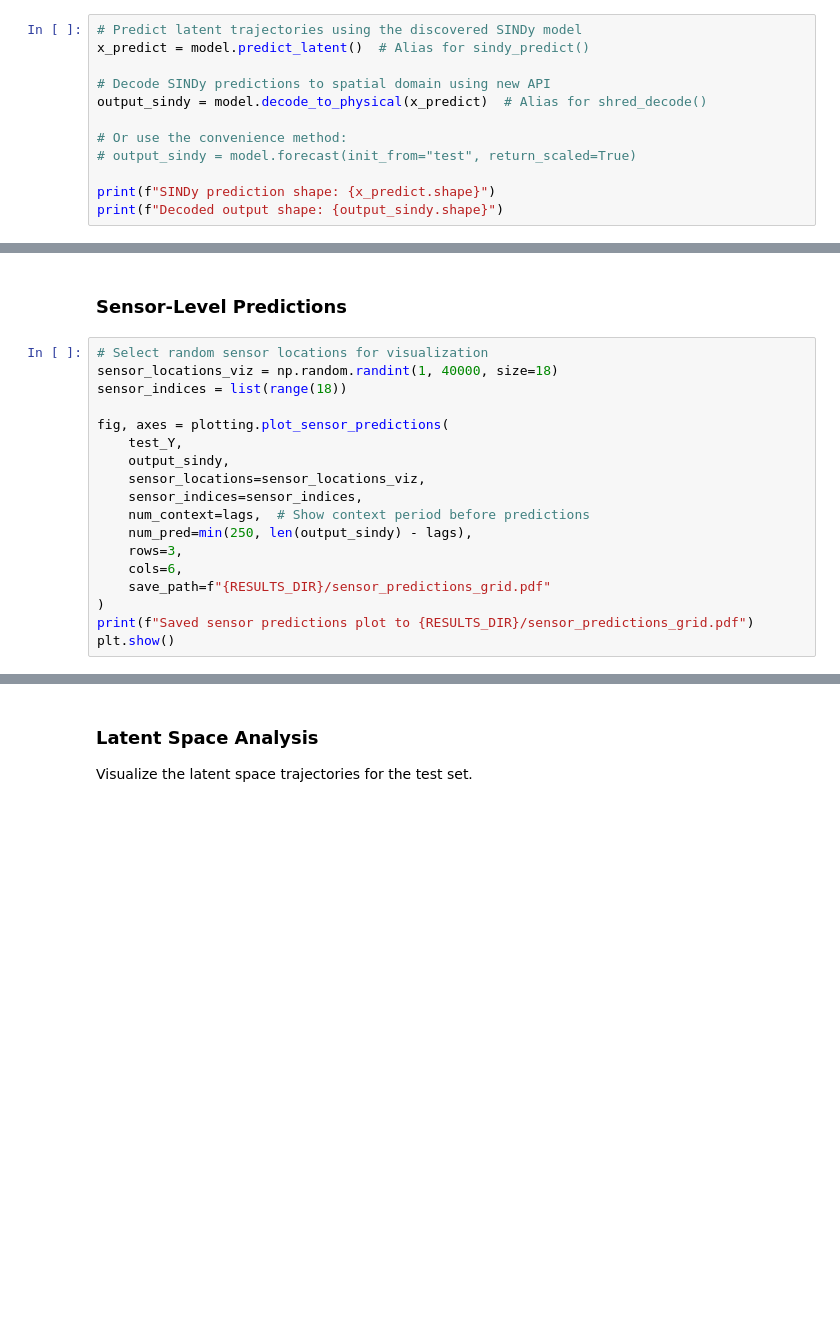
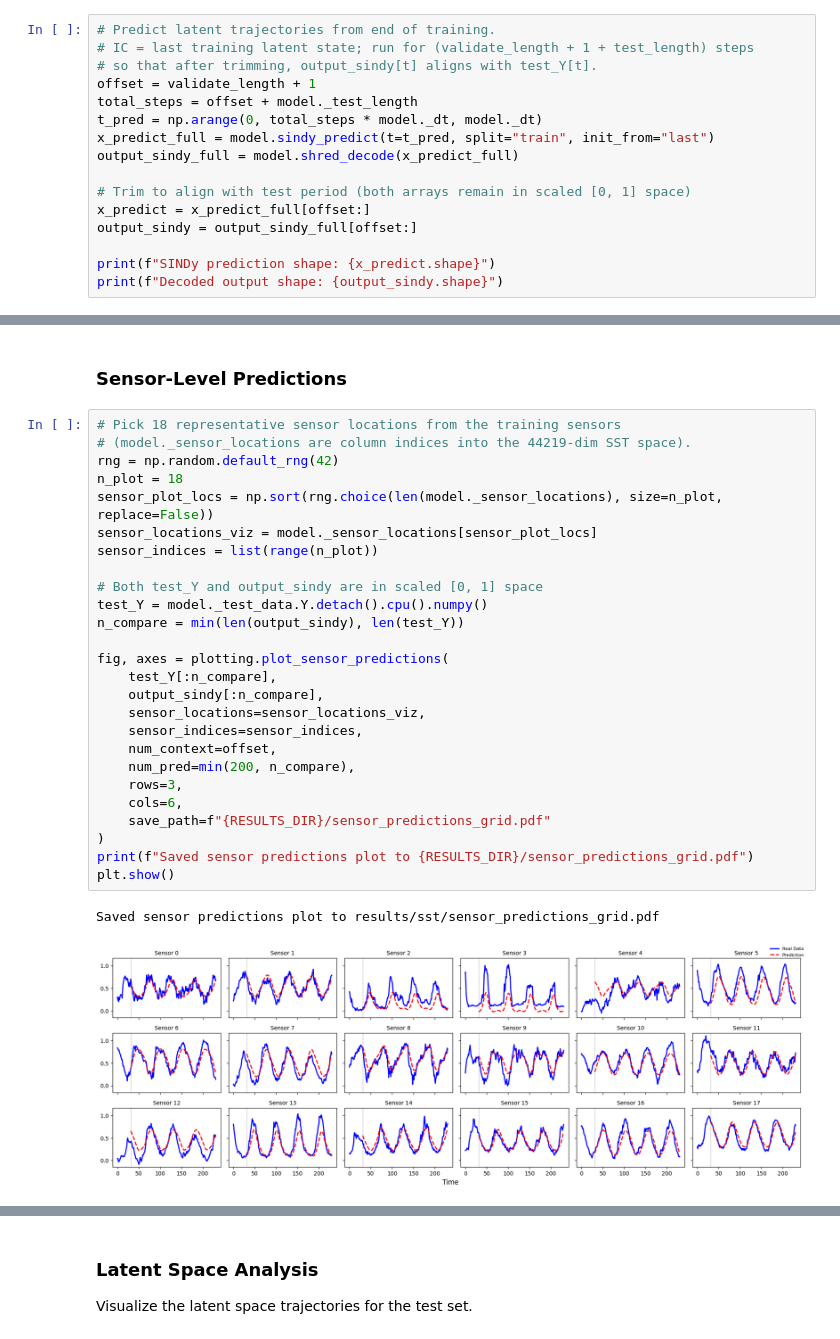
Before and after one commit to gaoliyao/sindy-shred, a Jupyter notebook: notebooks/sea_surface_temperature.ipynb, the cells around one changed output, grey strips where cells are left out. Drawn from its saved outputs; the diff is of its cells as text; blank space fills up the shorter version.

```diff
--- a/notebooks/sea_surface_temperature.ipynb
+++ b/notebooks/sea_surface_temperature.ipynb
@@ -226,14 +291,18 @@ print(f"Test set relative reconstruction error: {relative_error:.4f}")
 
 Use the discovered SINDy model to predict latent trajectories and decode back to spatial domain.
 # %%
-# Predict latent trajectories using the discovered SINDy model
-x_predict = model.predict_latent()  # Alias for sindy_predict()
+# Predict latent trajectories from end of training.
+# IC = last training latent state; run for (validate_length + 1 + test_length) steps
+# so that after trimming, output_sindy[t] aligns with test_Y[t].
+offset = validate_length + 1
+total_steps = offset + model._test_length
+t_pred = np.arange(0, total_steps * model._dt, model._dt)
+x_predict_full = model.sindy_predict(t=t_pred, split="train", init_from="last")
+output_sindy_full = model.shred_decode(x_predict_full)
 
-# Decode SINDy predictions to spatial domain using new API
-output_sindy = model.decode_to_physical(x_predict)  # Alias for shred_decode()
-
-# Or use the convenience method:
-# output_sindy = model.forecast(init_from="test", return_scaled=True)
+# Trim to align with test period (both arrays remain in scaled [0, 1] space)
+x_predict = x_predict_full[offset:]
+output_sindy = output_sindy_full[offset:]
 
 print(f"SINDy prediction shape: {x_predict.shape}")
 print(f"Decoded output shape: {output_sindy.shape}")
@@ -271,20 +347,31 @@ plt.show()
 # %% [markdown]
 ### Sensor-Level Predictions
 # %%
-# Select random sensor locations for visualization
-sensor_locations_viz = np.random.randint(1, 40000, size=18)
-sensor_indices = list(range(18))
+# Pick 18 representative sensor locations from the training sensors
+# (model._sensor_locations are column indices into the 44219-dim SST space).
+rng = np.random.default_rng(42)
+n_plot = 18
+sensor_plot_locs = np.sort(rng.choice(len(model._sensor_locations), size=n_plot, replace=False))
+sensor_locations_viz = model._sensor_locations[sensor_plot_locs]
+sensor_indices = list(range(n_plot))
+
+# Both test_Y and output_sindy are in scaled [0, 1] space
+test_Y = model._test_data.Y.detach().cpu().numpy()
+n_compare = min(len(output_sindy), len(test_Y))
 
 fig, axes = plotting.plot_sensor_predictions(
-    test_Y,
-    output_sindy,
+    test_Y[:n_compare],
+    output_sindy[:n_compare],
     sensor_locations=sensor_locations_viz,
     sensor_indices=sensor_indices,
-    num_context=lags,  # Show context period before predictions
-    num_pred=min(250, len(output_sindy) - lags),
+    num_context=offset,
+    num_pred=min(200, n_compare),
     rows=3,
     cols=6,
     save_path=f"{RESULTS_DIR}/sensor_predictions_grid.pdf"
 )
 print(f"Saved sensor predictions plot to {RESULTS_DIR}/sensor_predictions_grid.pdf")
 plt.show()
+# %% [output]
+Saved sensor predictions plot to results/sst/sensor_predictions_grid.pdf
+[figure, added]
```
Also changed, not shown: parts of 16 cells of this notebook, 9 other files.
